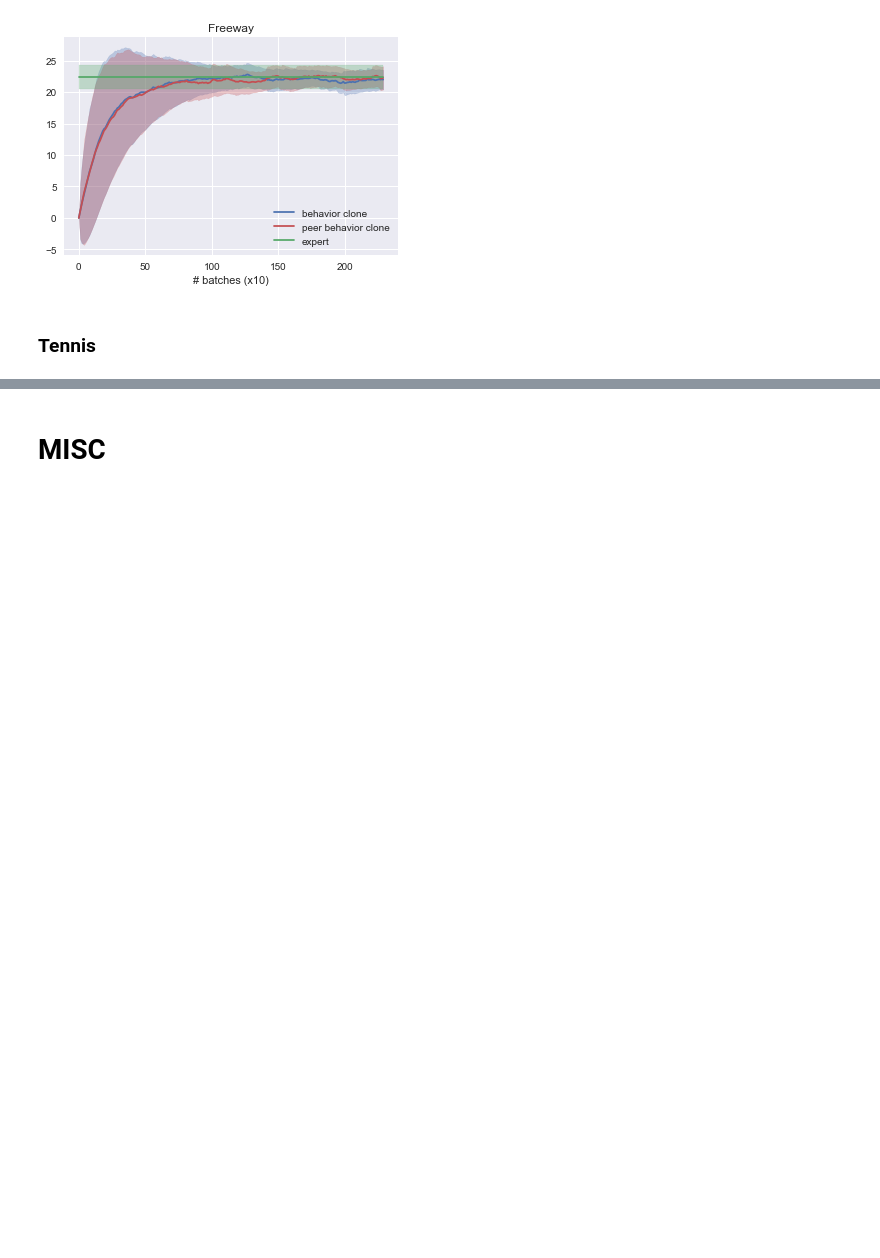
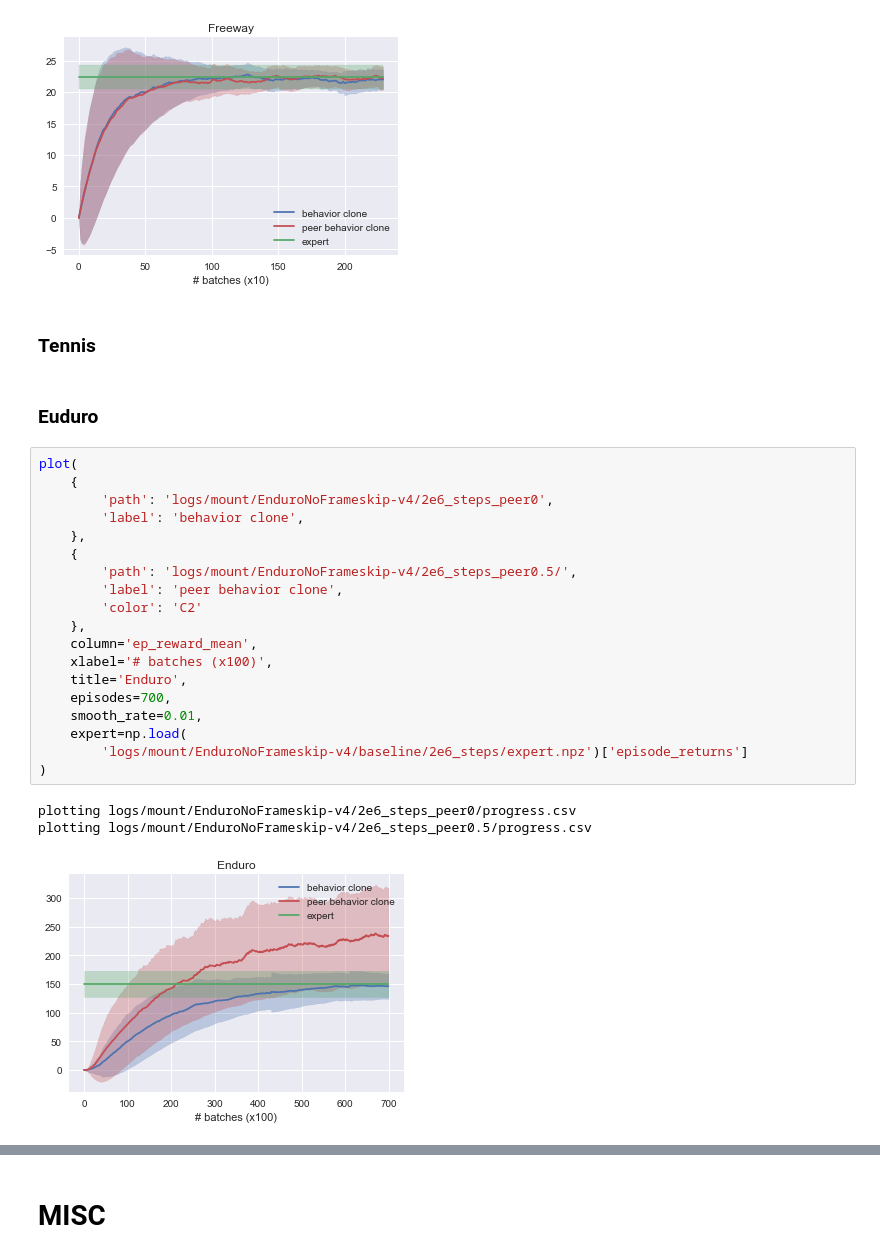
Before and after one commit to gohsyi/peer_bc_ct, a Jupyter notebook: plotter.ipynb, the cells around one changed output, grey strips where cells are left out. Cells and saved outputs as stored; diff of their text form; blank space fills up the shorter version.

```diff
--- a/plotter.ipynb
+++ b/plotter.ipynb
@@ -613,3 +613,28 @@ plotting logs/mount/FreewayNoFrameskip-v4/2e6steps_peer0dot5/progress.csv
 [figure]
 # %% [markdown]
 ### Tennis
+# %% [markdown]
+### Euduro
+# %%
+plot(
+    {
+        'path': 'logs/mount/EnduroNoFrameskip-v4/2e6_steps_peer0',
+        'label': 'behavior clone',
+    },
+    {
+        'path': 'logs/mount/EnduroNoFrameskip-v4/2e6_steps_peer0.5/',
+        'label': 'peer behavior clone',
+        'color': 'C2'
+    },
+    column='ep_reward_mean',
+    xlabel='# batches (x100)',
+    title='Enduro',
+    episodes=700,
+    smooth_rate=0.01,
+    expert=np.load(
+        'logs/mount/EnduroNoFrameskip-v4/baseline/2e6_steps/expert.npz')['episode_returns']
+)
+# %% [output]
+plotting logs/mount/EnduroNoFrameskip-v4/2e6_steps_peer0/progress.csv
+plotting logs/mount/EnduroNoFrameskip-v4/2e6_steps_peer0.5/progress.csv
+[figure, added]
```
Also changed, not shown: parts of 4 cells of this notebook, 1 other file.
